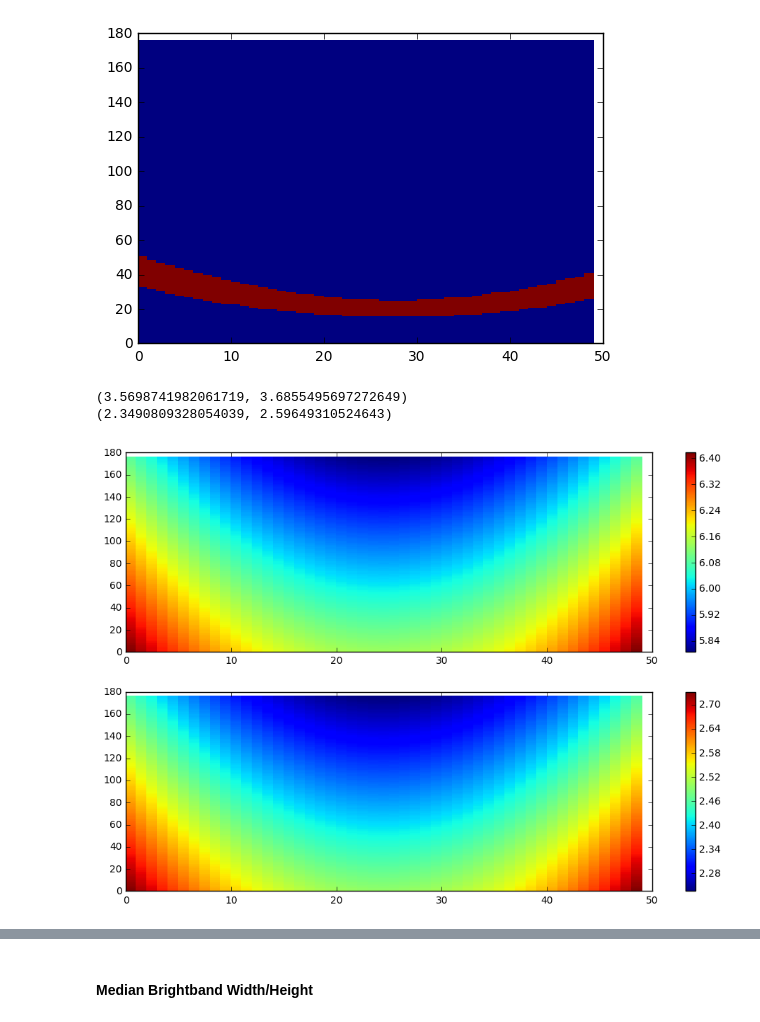
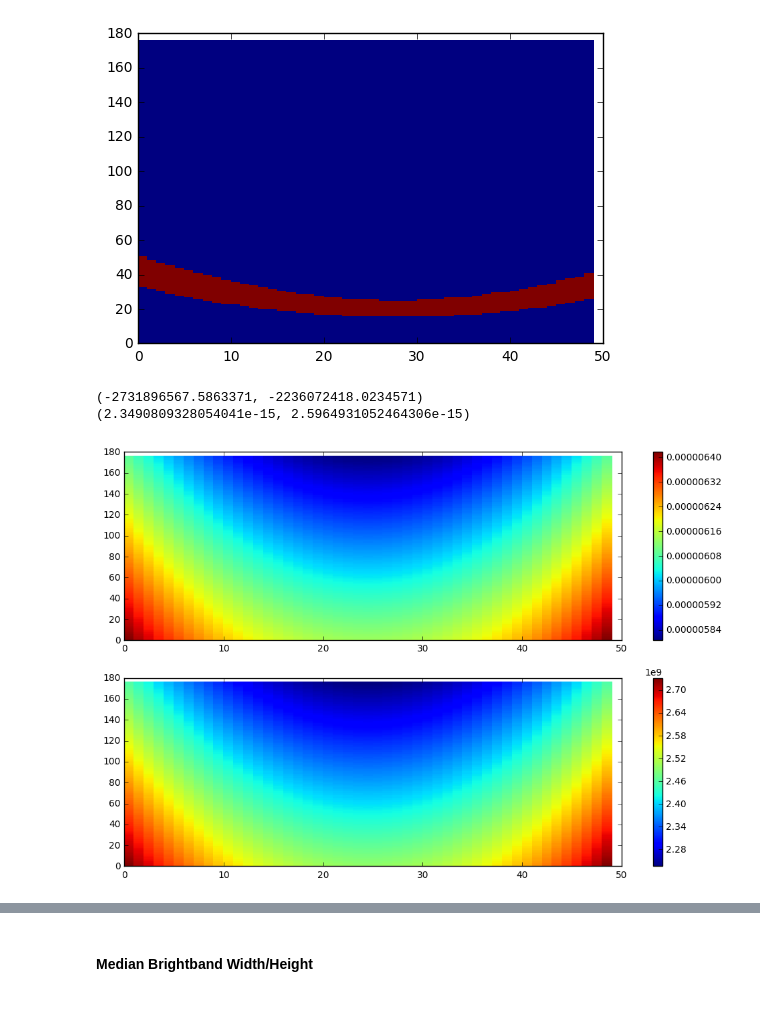
Before and after one commit to wradlib/wradlib, a Jupyter notebook: notebooks/match3d/wradlib_match_workflow.ipynb, the cells around one changed output, grey strips where cells are left out. Cells and saved outputs as stored; diff of their text form; code cells hidden in the pictures.

```diff
--- a/notebooks/match3d/wradlib_match_workflow.ipynb
+++ b/notebooks/match3d/wradlib_match_workflow.ipynb
@@ -184,7 +188,6 @@ iray = precip_idx.nonzero()[1]
 # %% [markdown]
 #### PR Parallax Correction
 # %%
-pr_dr = 125.
 pr_nray = pr_data['nray']
 pr_nbin = pr_data['nbin']
 pr_nscan= pr_data['nscan']
@@ -195,7 +198,7 @@ print("NBIN", pr_nbin)
 alpha = abs(-17.04 + np.arange(pr_nray) * 0.71)
 
 # correct parallax, get 3D-XYZ-Array
-pr_xyzp, prng, zp = correct_parallax(pr_xy, pr_nray, pr_nbin, pr_dr, alpha)
+pr_xyzp, prng, zp = correct_parallax(pr_xy, pr_nray, pr_nbin, pr_pars["gpm"]["drt"], alpha)
 
 print("PR_XYP:", pr_xyzp.shape, zp.shape)
 # %% [output]
@@ -221,27 +224,27 @@ pl.pcolormesh(mask[90,:,:].T)
 # %%
 # Compute pulse volumes of PR bins
 zt = pr_pars["gpm"]["zt"]
+drt = pr_pars["gpm"]["drt"]
 
 # PV according IDL-Code
 pr_volp = pulse_volume(zt, prng, alpha, bwt)
 rt = zt/np.cos(np.deg2rad(alpha))[:, np.newaxis] - prng
-pr_volp=pr_volp*1e6
 
 # PV according wradlib function
-pr_volp2 = 1e-9*np.pi * prng[1] * (rt ** 2) * (np.tan(np.radians(bwt/2.))) ** 2
+pr_volp2 = np.pi * drt * (rt ** 2) * (np.tan(np.radians(bwt/2.))) ** 2
 
 fig = pl.figure(figsize=(12,8))
 ax = fig.add_subplot(211)
 pm = pl.pcolor(pr_volp.T)#, vmin=np.stack((pv1,pv2)).min(), vmax=np.stack((pv1,pv2)).max() )
 pl.colorbar(pm)
 ax = fig.add_subplot(212)
 pm = pl.pcolor(pr_volp2.T)#, vmin=np.stack((pv1,pv2)).min(), vmax=np.stack((pv1,pv2)).max() )
 pl.colorbar(pm)
 
 # print min/max difference
 print((pr_volp-pr_volp2).min(), (pr_volp-pr_volp2).max())
 print((pr_volp/pr_volp2).min(), (pr_volp/pr_volp2).max())
 # %% [output]
-(3.5698741982061719, 3.6855495697272649)
-(2.3490809328054039, 2.59649310524643)
+(-2731896567.5863371, -2236072418.0234571)
+(2.3490809328054041e-15, 2.5964931052464306e-15)
-[figure, old version]
+[figure, new version]
```
Also changed, not shown: parts of 16 cells of this notebook, 1 other file.
